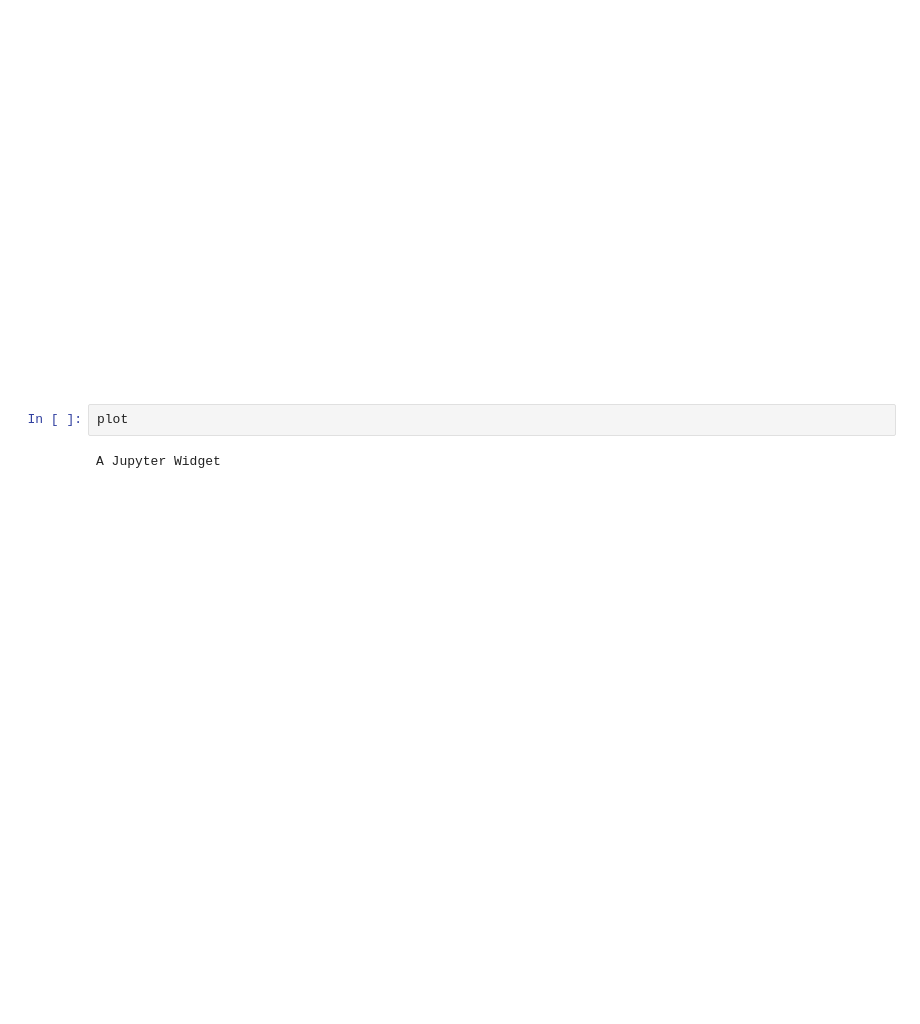
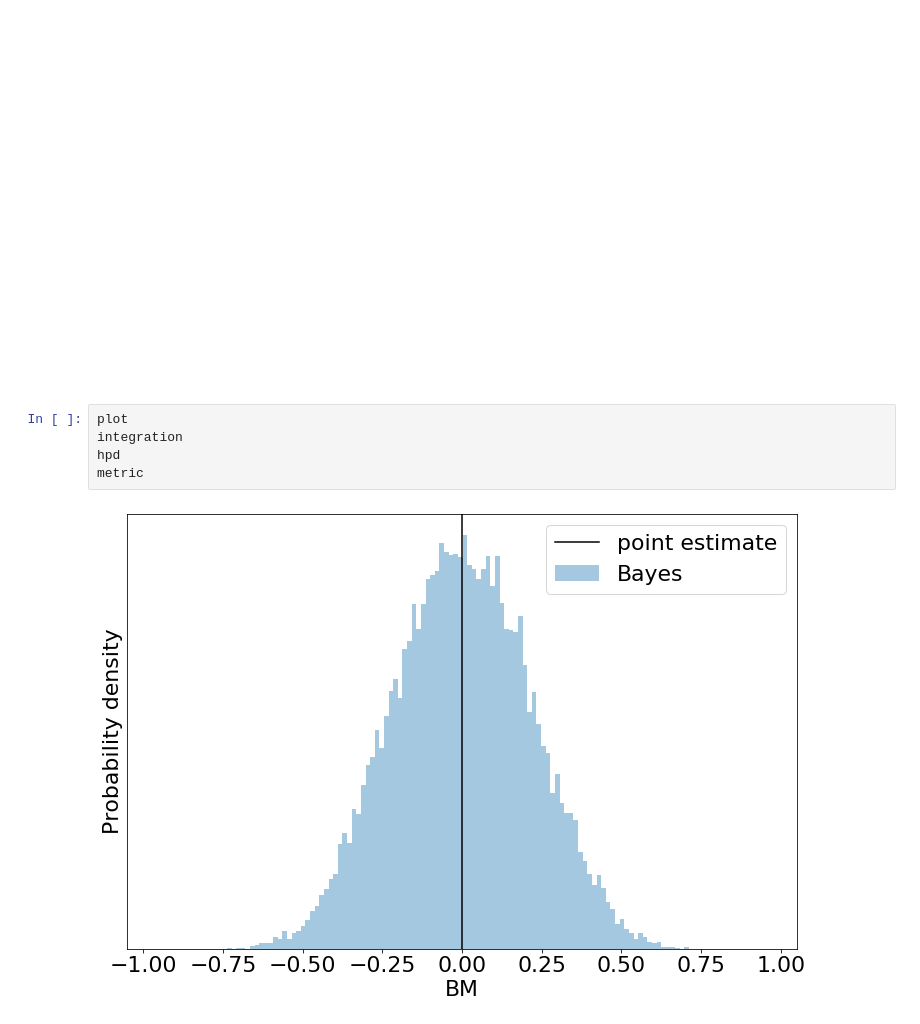
Before and after one commit to niklastoe/classifier_metric_uncertainty, a Jupyter notebook: interactive_notebook.ipynb, the cells around one changed output. Cells and saved outputs as stored; diff of their text form; blank space fills up the shorter version.

```diff
--- a/interactive_notebook.ipynb
+++ b/interactive_notebook.ipynb
@@ -310,9 +317,12 @@ A Jupyter Widget
 <p>&nbsp;</p>
 <p>&nbsp;</p>
 <p>&nbsp;</p>
-# %%
-plot
-# %% [output]
-A Jupyter Widget
+# %%
+plot
+integration
+hpd
+metric
+# %% [output]
+[figure, added]
 # %%
 plot_comparison
```
Also changed, not shown: parts of 6 cells of this notebook.
